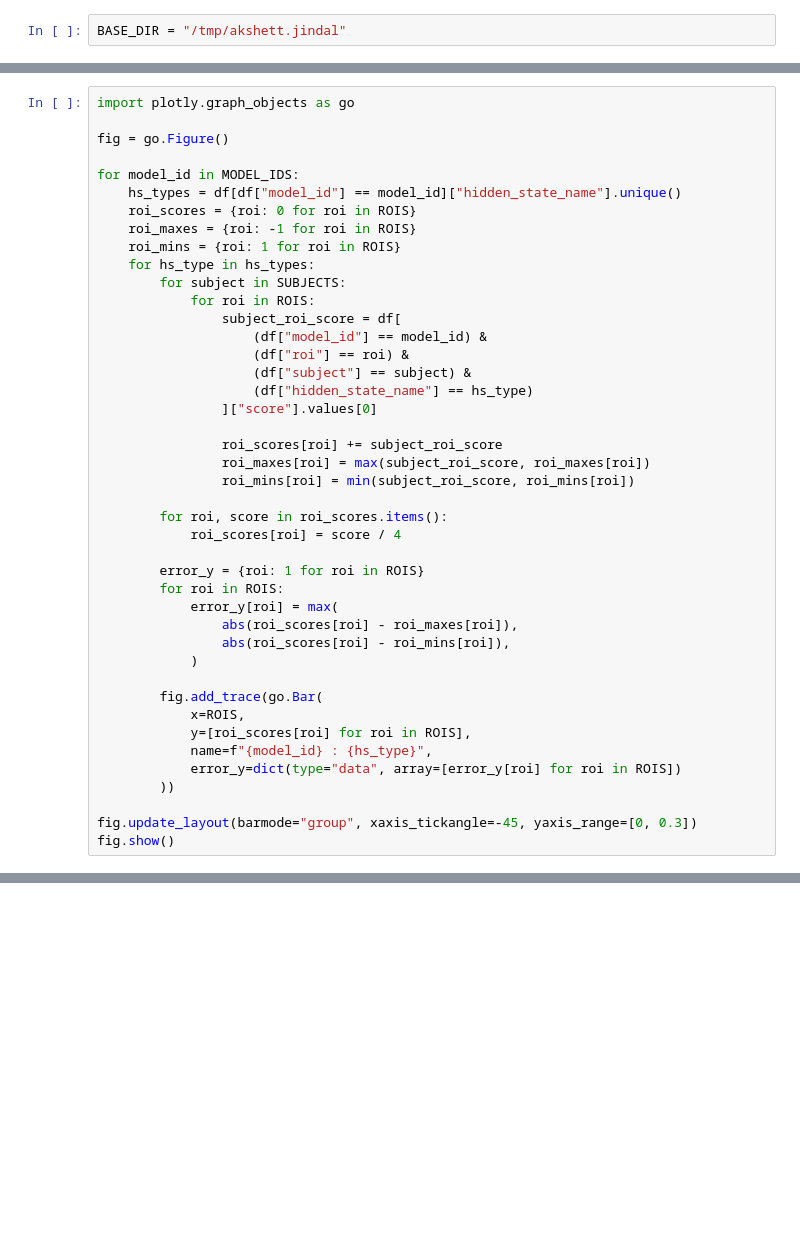
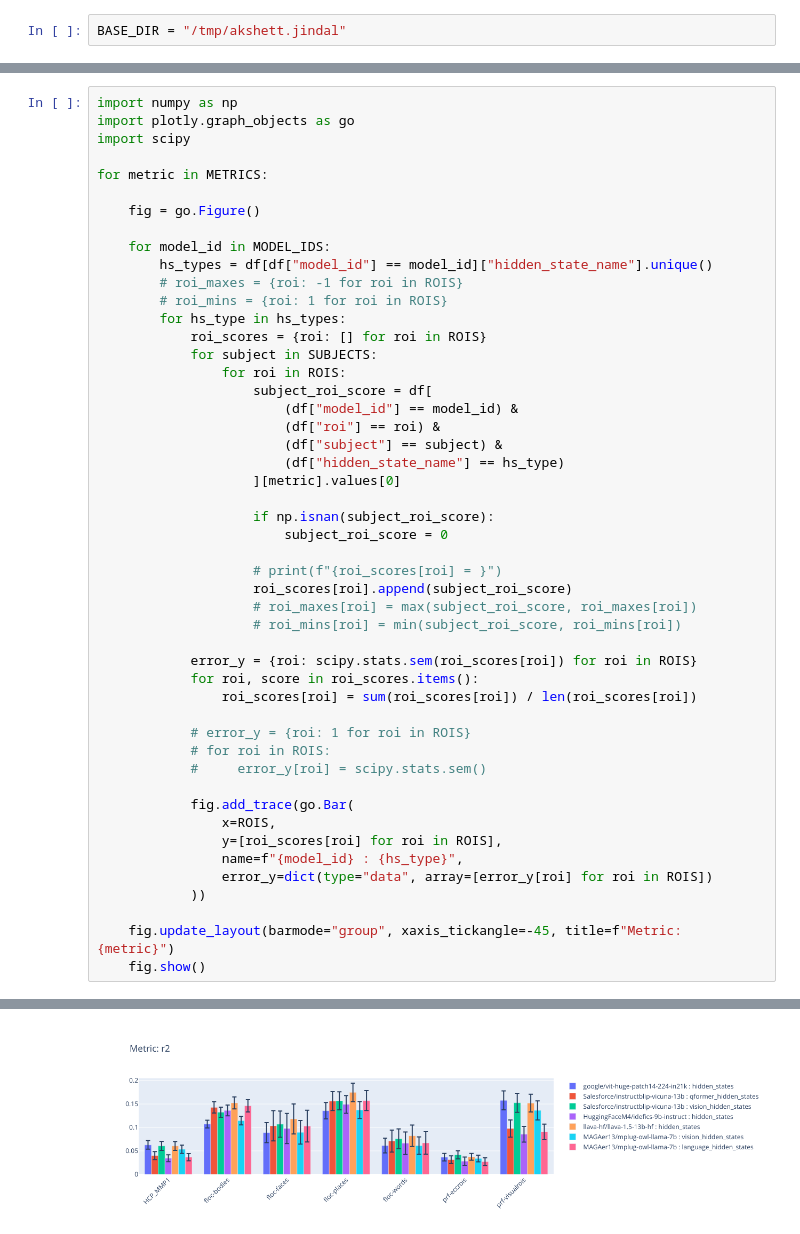
Before and after one commit to subbareddy248/mllm_instruction_brain, a Jupyter notebook: brain_activity_prediction/align_image_embeddings/visualize_alignment.ipynb, the cells around one changed output, grey strips where cells are left out. Cells and saved outputs as stored; diff of their text form; blank space fills up the shorter version.

```diff
--- a/brain_activity_prediction/align_image_embeddings/visualize_alignment.ipynb
+++ b/brain_activity_prediction/align_image_embeddings/visualize_alignment.ipynb
@@ -83,44 +91,50 @@ df[(df["model_id"] == "Salesforce/instructblip-vicuna-13b") & (df["roi"] == "flo
 # %%
+import numpy as np
 import plotly.graph_objects as go
+import scipy
 
-fig = go.Figure()
+for metric in METRICS:
 
-for model_id in MODEL_IDS:
-    hs_types = df[df["model_id"] == model_id]["hidden_state_name"].unique()
-    roi_scores = {roi: 0 for roi in ROIS}
-    roi_maxes = {roi: -1 for roi in ROIS}
-    roi_mins = {roi: 1 for roi in ROIS}
-    for hs_type in hs_types:
-        for subject in SUBJECTS:
-            for roi in ROIS:
-                subject_roi_score = df[
-                    (df["model_id"] == model_id) &
-                    (df["roi"] == roi) &
-                    (df["subject"] == subject) &
-                    (df["hidden_state_name"] == hs_type)
-                ]["score"].values[0]
+    fig = go.Figure()
 
-                roi_scores[roi] += subject_roi_score
-                roi_maxes[roi] = max(subject_roi_score, roi_maxes[roi])
-                roi_mins[roi] = min(subject_roi_score, roi_mins[roi])
+    for model_id in MODEL_IDS:
+        hs_types = df[df["model_id"] == model_id]["hidden_state_name"].unique()
+        # roi_maxes = {roi: -1 for roi in ROIS}
+        # roi_mins = {roi: 1 for roi in ROIS}
+        for hs_type in hs_types:
+            roi_scores = {roi: [] for roi in ROIS}
+            for subject in SUBJECTS:
+                for roi in ROIS:
+                    subject_roi_score = df[
+                        (df["model_id"] == model_id) &
+                        (df["roi"] == roi) &
+                        (df["subject"] == subject) &
+                        (df["hidden_state_name"] == hs_type)
+                    ][metric].values[0]
 
-        for roi, score in roi_scores.items():
-            roi_scores[roi] = score / 4
+                    if np.isnan(subject_roi_score):
+                        subject_roi_score = 0
 
-        error_y = {roi: 1 for roi in ROIS}
-        for roi in ROIS:
-            error_y[roi] = max(
-                abs(roi_scores[roi] - roi_maxes[roi]),
-                abs(roi_scores[roi] - roi_mins[roi]),
-            )
+                    # print(f"{roi_scores[roi] = }")
+                    roi_scores[roi].append(subject_roi_score)
+                    # roi_maxes[roi] = max(subject_roi_score, roi_maxes[roi])
+                    # roi_mins[roi] = min(subject_roi_score, roi_mins[roi])
 
-        fig.add_trace(go.Bar(
-            x=ROIS,
-            y=[roi_scores[roi] for roi in ROIS],
-            name=f"{model_id} : {hs_type}",
-            error_y=dict(type="data", array=[error_y[roi] for roi in ROIS])
-        ))
+            error_y = {roi: scipy.stats.sem(roi_scores[roi]) for roi in ROIS}
+            for roi, score in roi_scores.items():
+                roi_scores[roi] = sum(roi_scores[roi]) / len(roi_scores[roi])
 
-fig.update_layout(barmode="group", xaxis_tickangle=-45, yaxis_range=[0, 0.3])
-fig.show()
+            # error_y = {roi: 1 for roi in ROIS}
+            # for roi in ROIS:
+            #     error_y[roi] = scipy.stats.sem()
+
+            fig.add_trace(go.Bar(
+                x=ROIS,
+                y=[roi_scores[roi] for roi in ROIS],
+                name=f"{model_id} : {hs_type}",
+                error_y=dict(type="data", array=[error_y[roi] for roi in ROIS])
+            ))
+
+    fig.update_layout(barmode="group", xaxis_tickangle=-45, title=f"Metric: {metric}")
+    fig.show()
 # %% [output]
@@ -128,0 +141 @@ fig.show()
+[figure, added]
```
Also changed, not shown: parts of 5 cells of this notebook, 1 other file.
